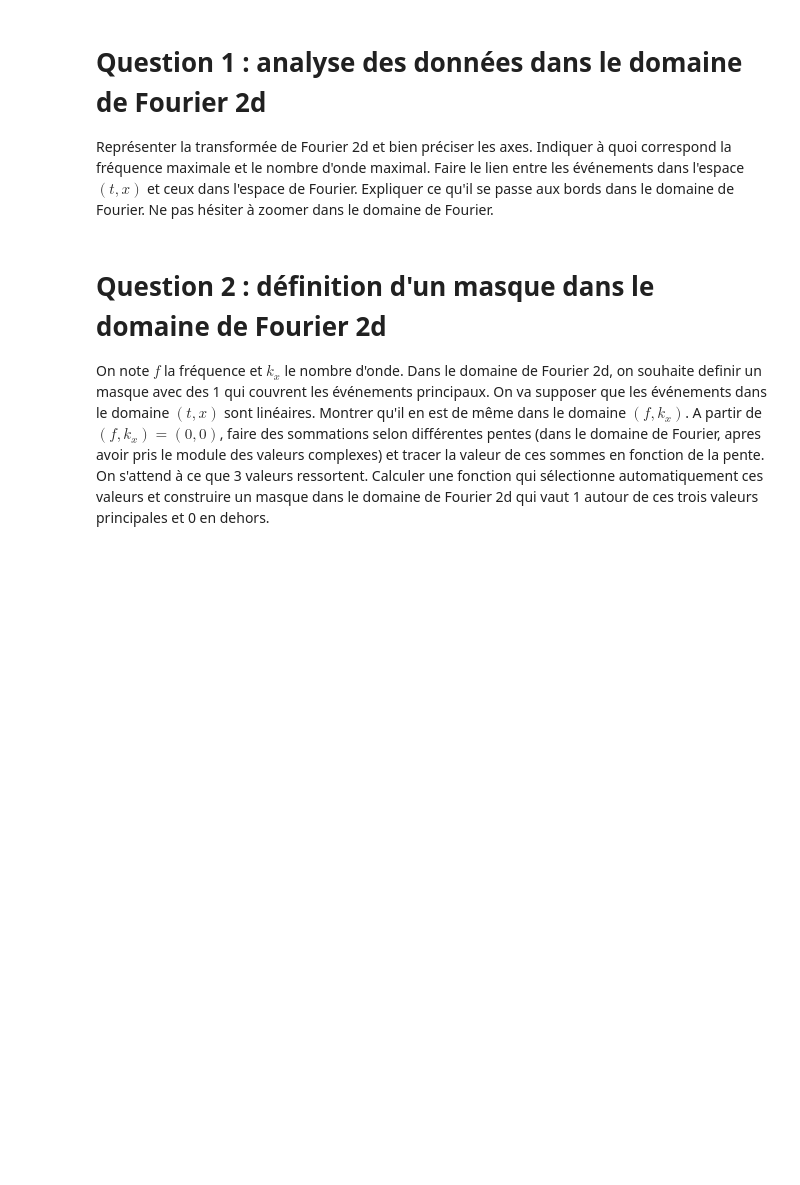
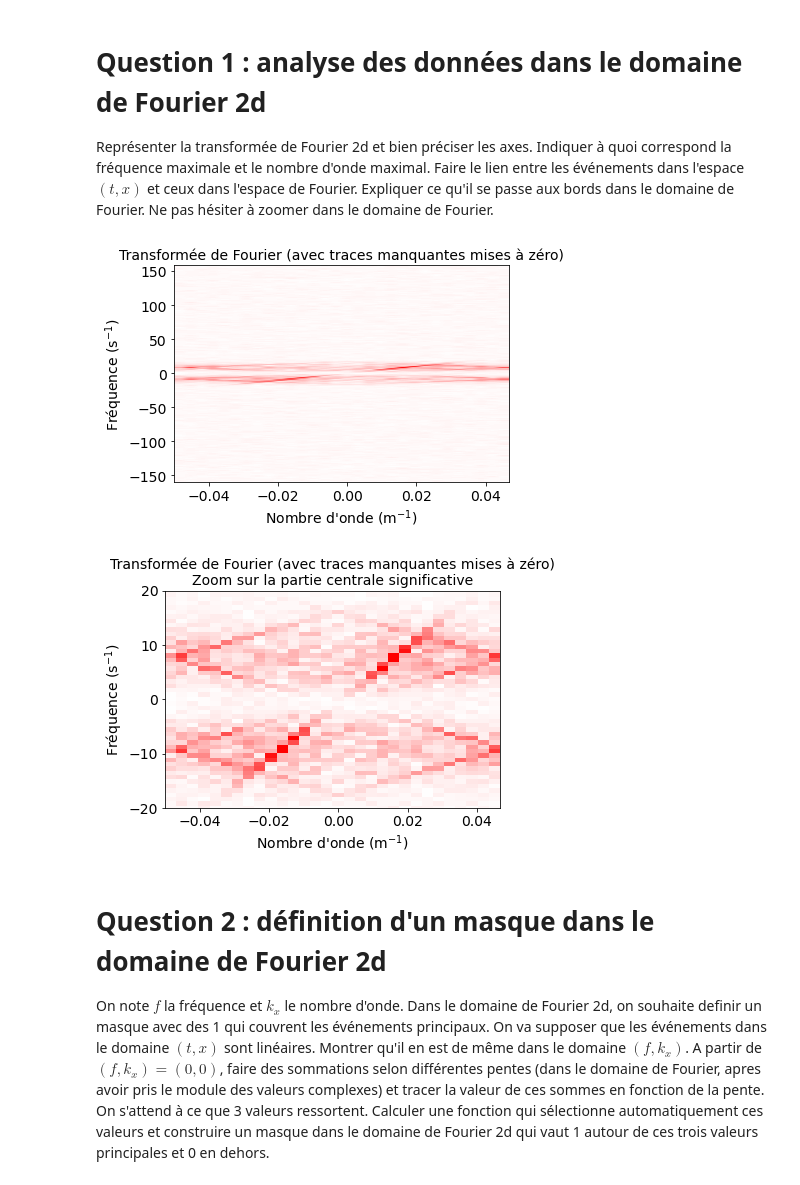
Before and after one commit to LouisJustinTALLOT/projet-traitement_du_signal-bellon-tallot, a Jupyter notebook: projet_signal_Judith.ipynb, the cells around one changed output. Cells and saved outputs as stored; diff of their text form; code cells hidden in the pictures; blank space fills up the shorter version.

```diff
--- a/projet_signal_Judith.ipynb
+++ b/projet_signal_Judith.ipynb
@@ -70,31 +73,33 @@ plt.set_cmap('bwr')
 Représenter la transformée de Fourier 2d et bien préciser les axes. Indiquer à quoi correspond la fréquence maximale et le nombre d'onde maximal. Faire le lien entre les événements dans l'espace $(t,x)$ et ceux dans l'espace de Fourier. Expliquer ce qu'il se passe aux bords dans le domaine de Fourier. Ne pas hésiter à zoomer dans le domaine de Fourier.
 # %%
 tf = np.fft.fftshift(np.fft.fft2(gpanel))
-af1 = np.fft.fftshift(np.fft.fftfreq(len(gpanel[0]), d=dx))
-af2 = np.fft.fftshift(np.fft.fftfreq(len(gpanel), d=dt))
-# print(len(gpanel[0]), len(gpanel), dx, dt)
+af1 = np.fft.fftshift(np.fft.fftfreq(nx, d=dx))
+af2 = np.fft.fftshift(np.fft.fftfreq(nt, d=dt))
 
 vmax = np.max(np.abs(tf))
 fig = plt.figure()
 av = plt.subplot(111)
 plt.imshow(np.abs(tf), extent=[af1[0],af1[-1],af2[0],af2[-1]], aspect='auto')
 plt.title('Transformée de Fourier (avec traces manquantes mises à zéro)', fontsize=labelsize)
 av.set_ylabel("Fréquence (s$^{-1}$)", fontsize=labelsize)
 av.set_xlabel("Nombre d'onde (m$^{-1}$)", fontsize=labelsize)
 av.tick_params(axis='both', which='major', labelsize=labelsize)
 plt.clim(-vmax, vmax)
 plt.set_cmap('bwr')
 
 fig = plt.figure()
 av = plt.subplot(111)
 plt.imshow(np.abs(tf), extent=[af1[0],af1[-1],af2[0],af2[-1]], aspect='auto')
 plt.title('Transformée de Fourier (avec traces manquantes mises à zéro)\nZoom sur la partie centrale significative', fontsize=labelsize)
 av.set_ylabel("Fréquence (s$^{-1}$)", fontsize=labelsize)
 av.set_xlabel("Nombre d'onde (m$^{-1}$)", fontsize=labelsize)
 av.tick_params(axis='both', which='major', labelsize=labelsize)
 plt.clim(-vmax, vmax)
 plt.ylim(-20, 20)
 plt.set_cmap('bwr')
+# %% [output]
+[figure, added]
+[figure, added]
 # %% [markdown]
 # Question 2 : définition d'un masque dans le domaine de Fourier 2d
 On note $f$ la fréquence et $k_x$ le nombre d'onde. Dans le domaine de Fourier 2d, on souhaite definir un masque avec des 1 qui couvrent les événements principaux. On va supposer que les événements dans le domaine $(t,x)$ sont linéaires. Montrer qu'il en est de même dans le domaine $(f,k_x)$. A partir de $(f,k_x)=(0,0)$, faire des sommations selon différentes pentes (dans le domaine de Fourier, apres avoir pris le module des valeurs complexes) et tracer la valeur de ces sommes en fonction de la pente. On s'attend à ce que 3 valeurs ressortent. Calculer une fonction qui sélectionne automatiquement ces valeurs et construire un masque dans le domaine de Fourier 2d qui vaut 1 autour de ces trois valeurs principales et 0 en dehors.
```
Also changed, not shown: parts of 9 cells of this notebook.
